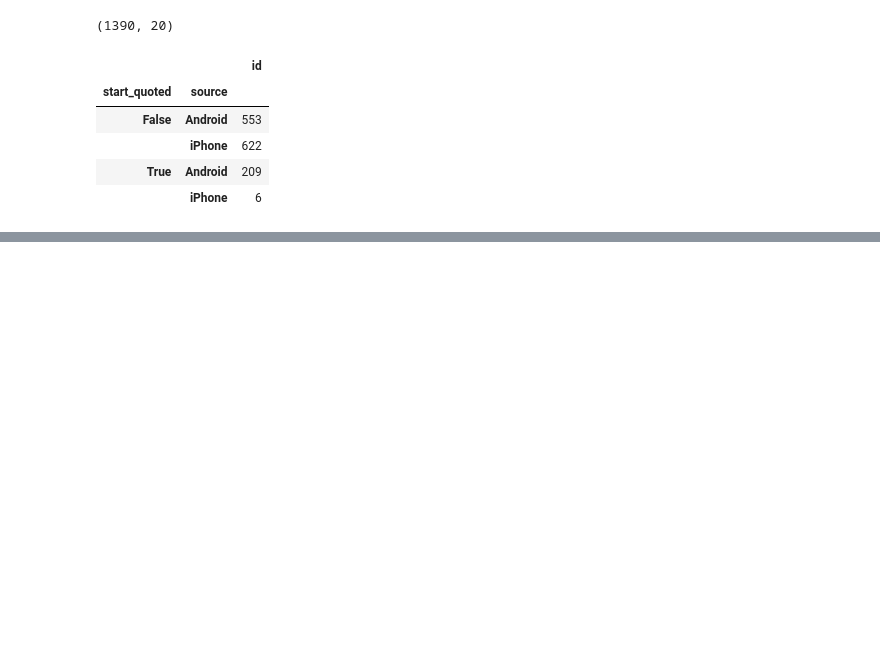
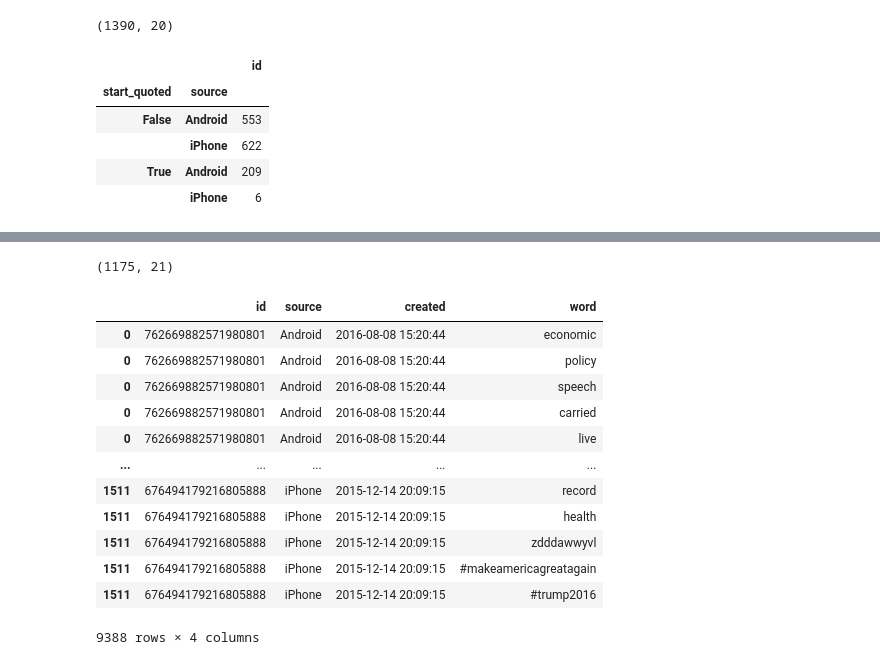
Before and after one commit to ambirdw/AIA-practice, a Jupyter notebook: Trump Tweets_EDA.ipynb, the cells around one changed output, grey strips where cells are left out. Drawn from its saved outputs; the diff is of its cells as text; code cells hidden in the pictures; blank space fills up the shorter version.

```diff
--- a/Trump Tweets_EDA.ipynb
+++ b/Trump Tweets_EDA.ipynb
@@ -235,0 +290,17 @@ plt.show()
+# %%
+df.shape
+# %% [output]
+(1175, 21)
+# %%
+df['word'] = df['text'].apply(lambda x: x.replace("https://t.co/[A-Za-z\\d]+|&amp;", ""))
+# %%
+import re
+pattern = re.compile(r"[a-z0-9#@]+")
+df['word'] = df['word'].apply(lambda x: re.findall(pattern, x.lower()))
+# %%
+# import stopwords
+with open("./stopwords.txt", "r") as file:
+    stop_words = file.read().split('\n')
+
+# removing stop words
+df['word'] = df['word'].apply(lambda x: [word for word in x if word not in stop_words])
@@ -235,0 +309,16 @@ plt.show()
+# %%
+df_tweet_words
+# %% [output]
+|  | id | source | created | word |
+| 0 | 762669882571980801 | Android | 2016-08-08 15:20:44 | economic |
+| 0 | 762669882571980801 | Android | 2016-08-08 15:20:44 | policy |
+| 0 | 762669882571980801 | Android | 2016-08-08 15:20:44 | speech |
+| 0 | 762669882571980801 | Android | 2016-08-08 15:20:44 | carried |
+| 0 | 762669882571980801 | Android | 2016-08-08 15:20:44 | live |
+| ... | ... | ... | ... | ... |
+| 1511 | 676494179216805888 | iPhone | 2015-12-14 20:09:15 | record |
+| 1511 | 676494179216805888 | iPhone | 2015-12-14 20:09:15 | health |
+| 1511 | 676494179216805888 | iPhone | 2015-12-14 20:09:15 | zdddawwyvl |
+| 1511 | 676494179216805888 | iPhone | 2015-12-14 20:09:15 | #makeamericagreatagain |
+| 1511 | 676494179216805888 | iPhone | 2015-12-14 20:09:15 | #trump2016 |
+9388 rows × 4 columns
```
Also changed, not shown: parts of 20 cells of this notebook.
